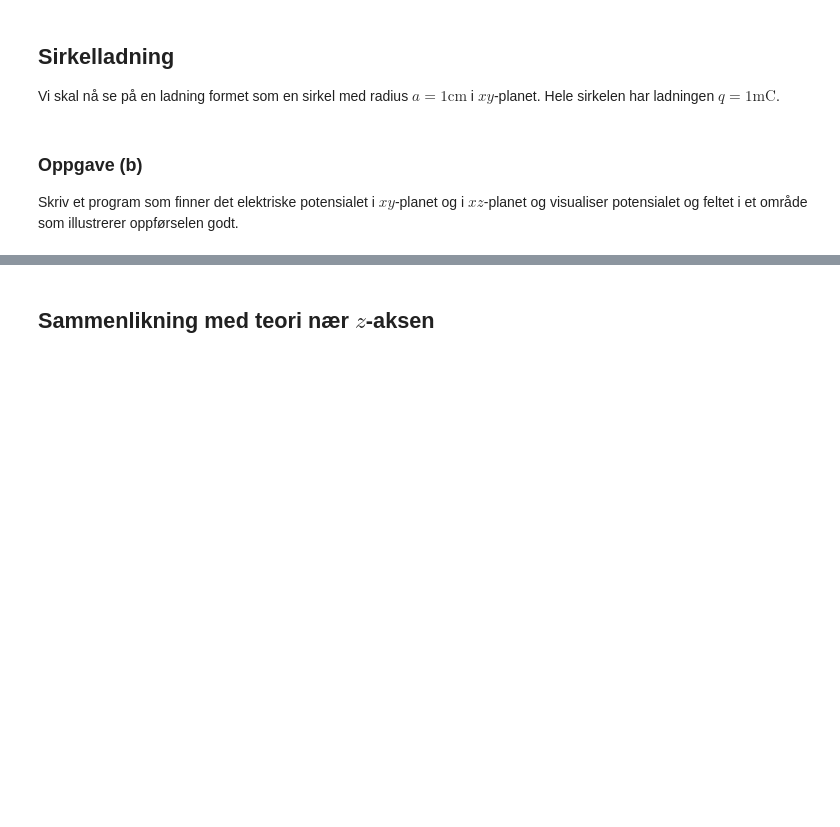
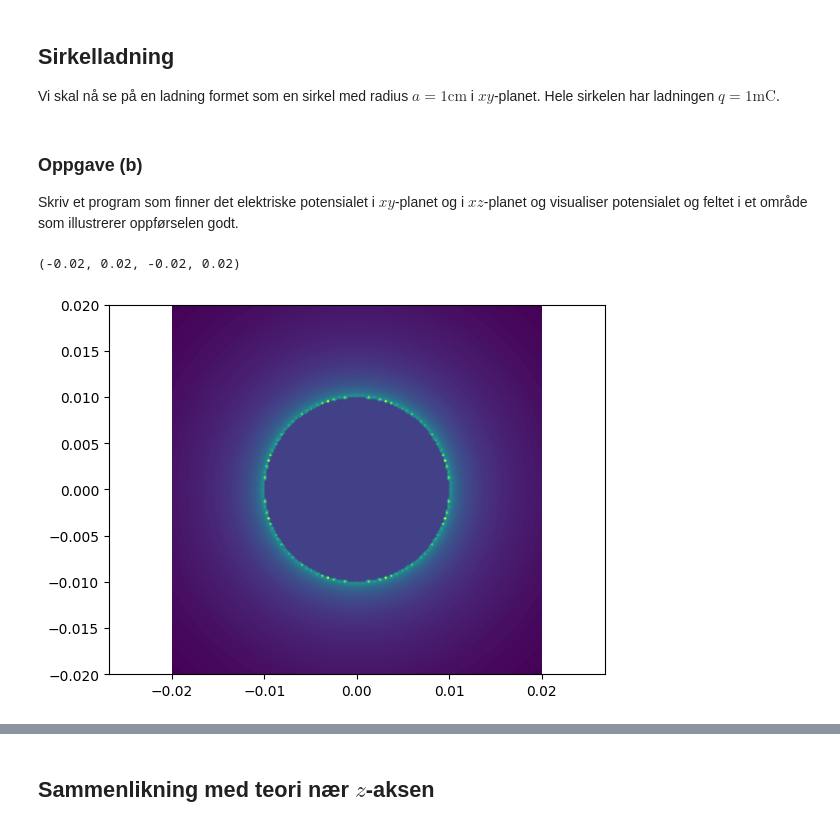
Before and after one commit to Oskar-Idland/FYS-1120, a Jupyter notebook: fys1120-prove-oppgave1.ipynb, the cells around one changed output, grey strips where cells are left out. Cells and saved outputs as stored; diff of their text form; code cells hidden in the pictures; blank space fills up the shorter version.

```diff
--- a/fys1120-prove-oppgave1.ipynb
+++ b/fys1120-prove-oppgave1.ipynb
@@ -77,0 +86,44 @@ Skriv et program som finner det elektriske potensialet i $xy$-planet og i $xz$-p
+# %%
+import numpy as np
+import matplotlib.pyplot as plt
+from numba import njit
+
+
+a = 0.01
+q = 0.001
+N = 200
+L = 2*a
+epsilon0 = 8.854E-12
+# %%
+@njit
+def epotCircle(r, q, radius, N = 100):
+
+    V = 0
+    dq = q/N
+    dθ = 2*np.pi/N
+
+
+    if np.linalg.norm(r) < radius and r[2] == 0:
+        return q/(4*np.pi*epsilon0*radius)
+
+
+    for i in range(N):
+        rq = radius*np.array([np.cos(dθ*i), np.sin(dθ*i), 0])
+        R = np.linalg.norm(r - rq)
+        V += dq/(4*np.pi*epsilon0*R)
+
+    return  V
+# %%
+x, y = [np.linspace(-L, L, N) for i in range(2)]
+rx, ry = np.meshgrid(x, y)
+Vxy = np.zeros((N,N))
+
+for i in range(len(rx.flat)):
+    r = np.array([rx.flat[i], ry.flat[i], 0])
+    Vxy.flat[i] = epotCircle(r, q, a)
+# %%
+plt.contourf(rx, ry, Vxy, levels = 200)
+plt.axis('equal')
+# %% [output]
+(-0.02, 0.02, -0.02, 0.02)
+[figure, added]
```
Also changed, not shown: parts of 13 cells of this notebook, 9 other files.
